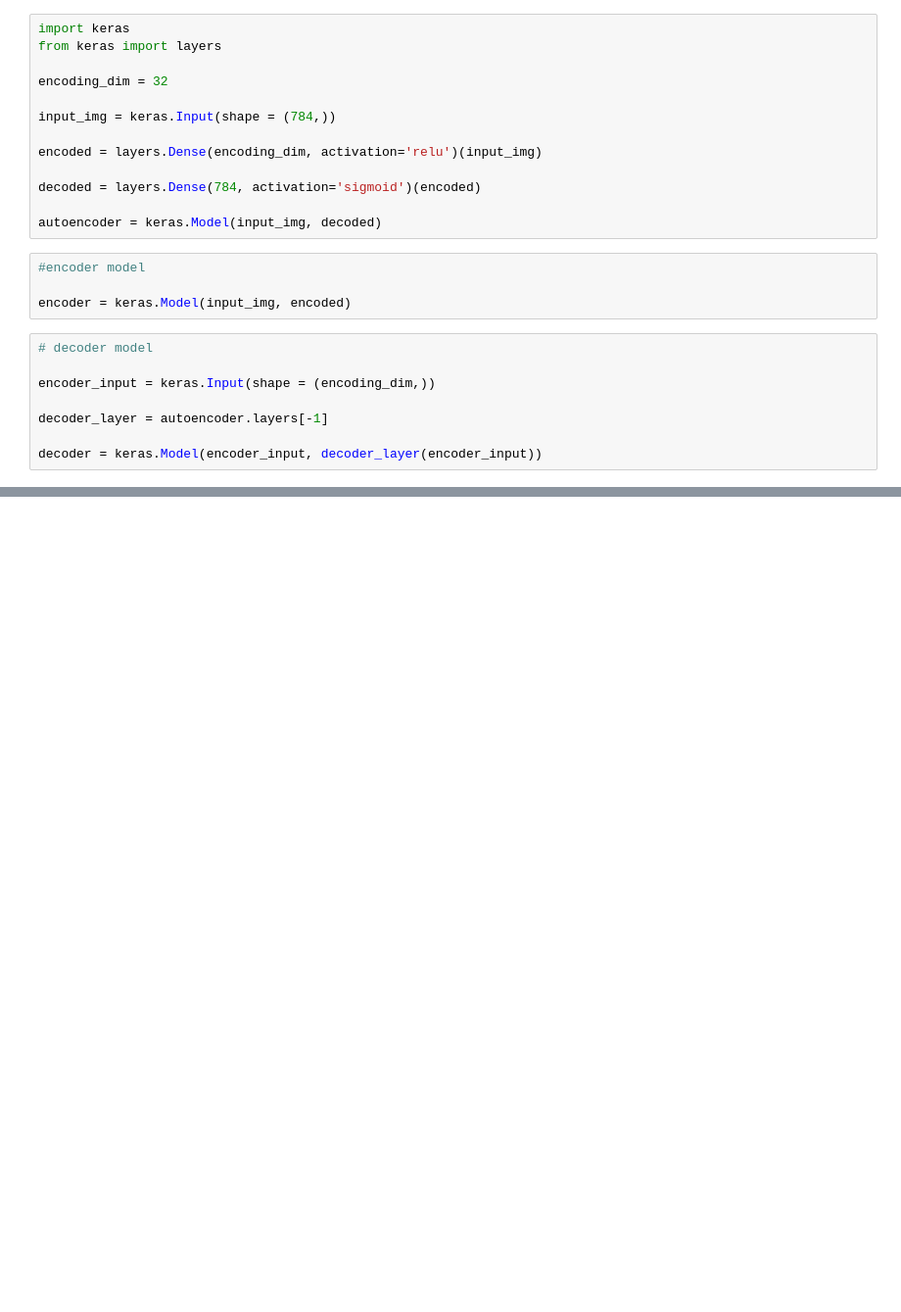
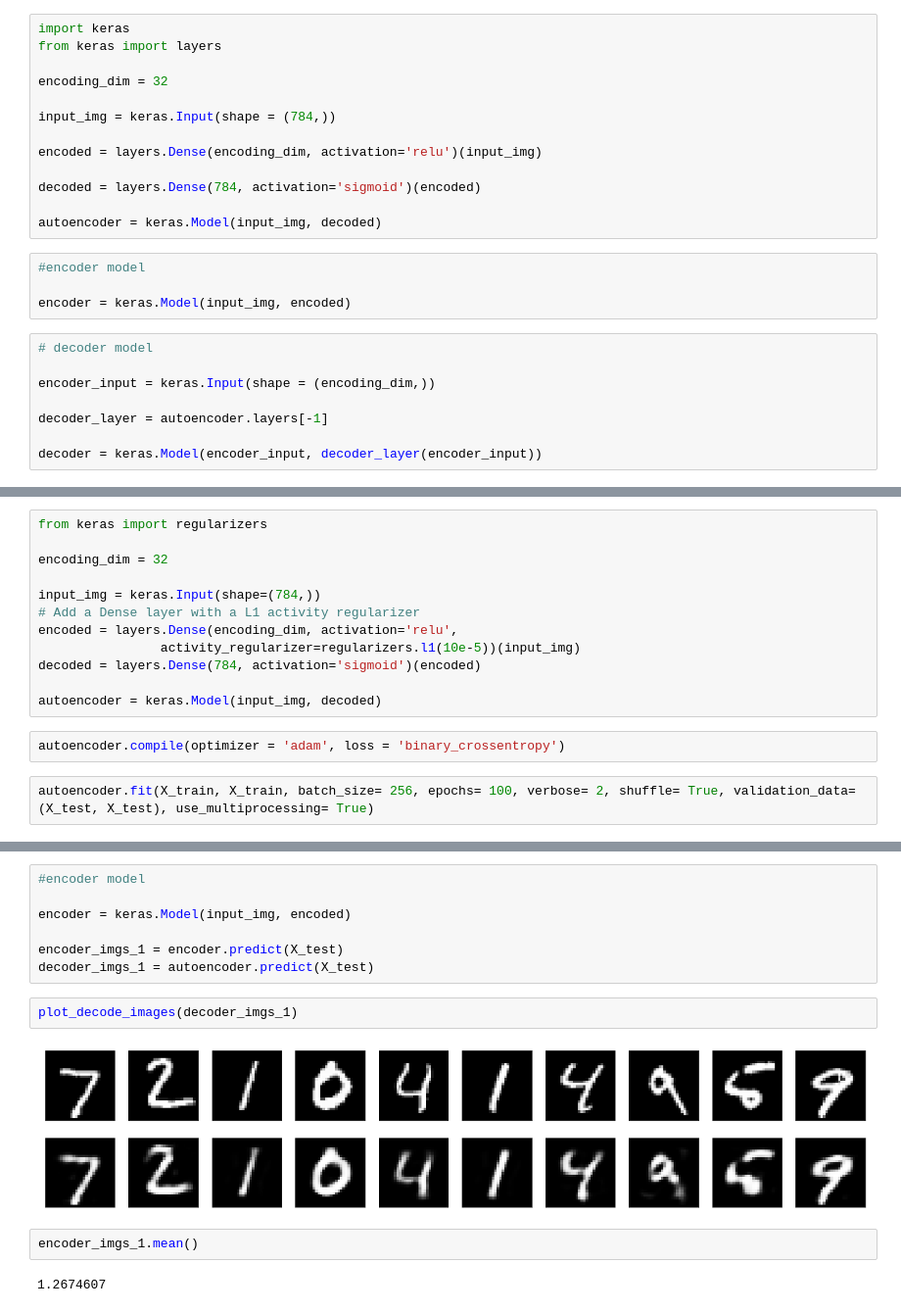
Before and after one commit to deepankar5/Autoencoder-with-keras, a Jupyter notebook: autoencoder_in_keras.ipynb, the cells around one changed output, grey strips where cells are left out. Shown: that part at 98% size. Saved outputs shown, nothing was run; the diff lists cells and outputs as text; blank space fills up the shorter version.

```diff
--- a/autoencoder_in_keras.ipynb
+++ b/autoencoder_in_keras.ipynb
@@ -27,0 +100,16 @@ decoder = keras.Model(encoder_input, decoder_layer(encoder_input))
+# %%
+from keras import regularizers
+
+encoding_dim = 32
+
+input_img = keras.Input(shape=(784,))
+# Add a Dense layer with a L1 activity regularizer
+encoded = layers.Dense(encoding_dim, activation='relu',
+                activity_regularizer=regularizers.l1(10e-5))(input_img)
+decoded = layers.Dense(784, activation='sigmoid')(encoded)
+
+autoencoder = keras.Model(input_img, decoded)
+# %%
+autoencoder.compile(optimizer = 'adam', loss = 'binary_crossentropy')
+# %%
+autoencoder.fit(X_train, X_train, batch_size= 256, epochs= 100, verbose= 2, shuffle= True, validation_data=(X_test, X_test), use_multiprocessing= True)
@@ -27,0 +135,15 @@ decoder = keras.Model(encoder_input, decoder_layer(encoder_input))
+# %%
+#encoder model
+
+encoder = keras.Model(input_img, encoded)
+
+encoder_imgs_1 = encoder.predict(X_test)
+decoder_imgs_1 = autoencoder.predict(X_test)
+# %%
+plot_decode_images(decoder_imgs_1)
+# %% [output]
+[figure, added]
+# %%
+encoder_imgs_1.mean()
+# %% [output]
+1.2674607
```
Also changed, not shown: parts of 19 cells of this notebook.
